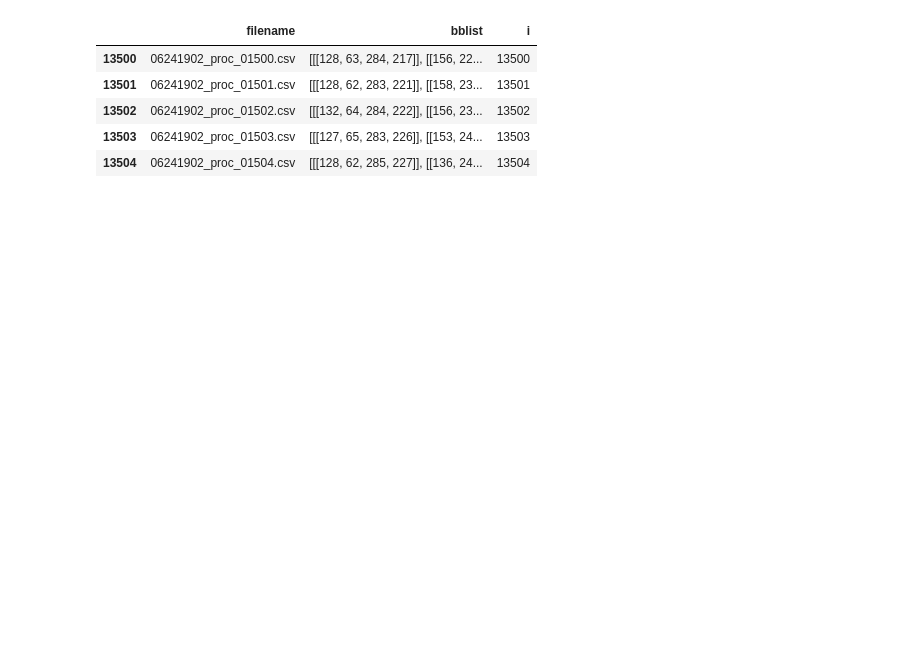
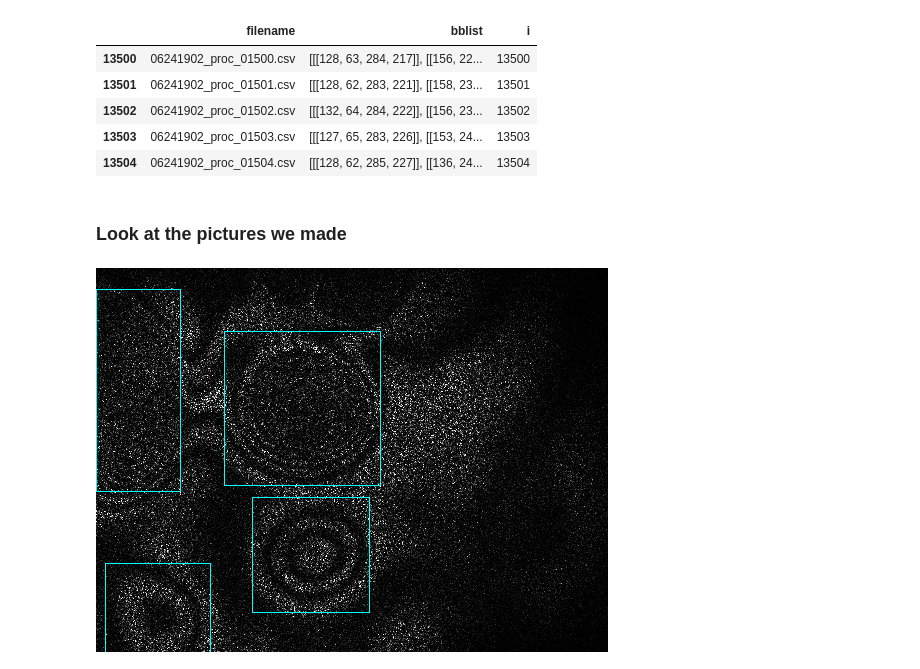
Before and after one commit to drscotthawley/espiownage, a Jupyter notebook: nbs/inference_iv_bb.ipynb, the cells around one changed output. Cells and saved outputs as stored; diff of their text form; code cells hidden in the pictures; blank space fills up the shorter version.

```diff
--- a/nbs/inference_iv_bb.ipynb
+++ b/nbs/inference_iv_bb.ipynb
@@ -187,3 +221,9 @@ res_df.iloc[13500:13505] # take a look.  Note that Pandas saves lists as strings
 | 13504 | 06241902_proc_01504.csv | [[[128, 62, 285, 227]], [[136, 24... | 13504 |
 # %%
 res_df.to_csv('bboxes_all_frames.csv', index=False)
+# %% [markdown]
+### Look at the pictures we made
+# %%
+imgs_array[13500]
+# %% [output]
+[figure, added]
```
Also changed, not shown: parts of 9 cells of this notebook, 3 other files.
